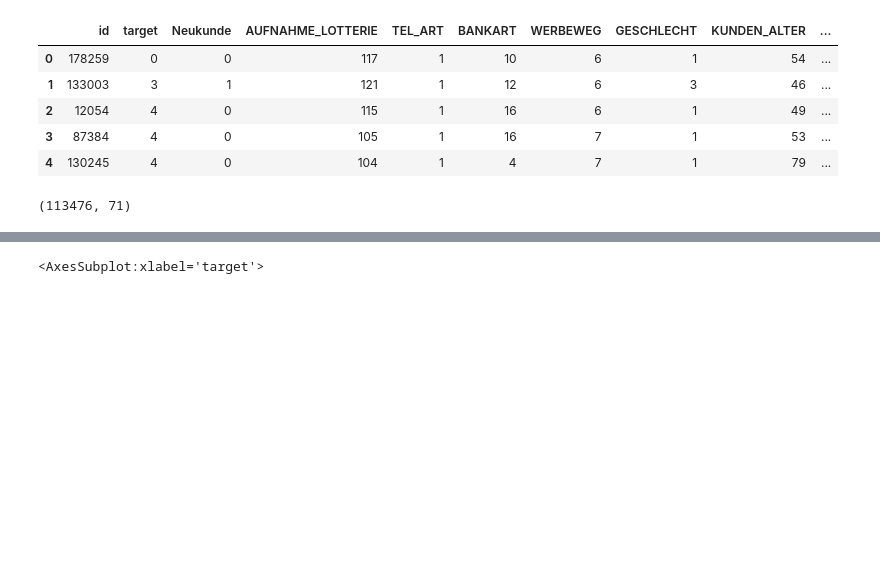
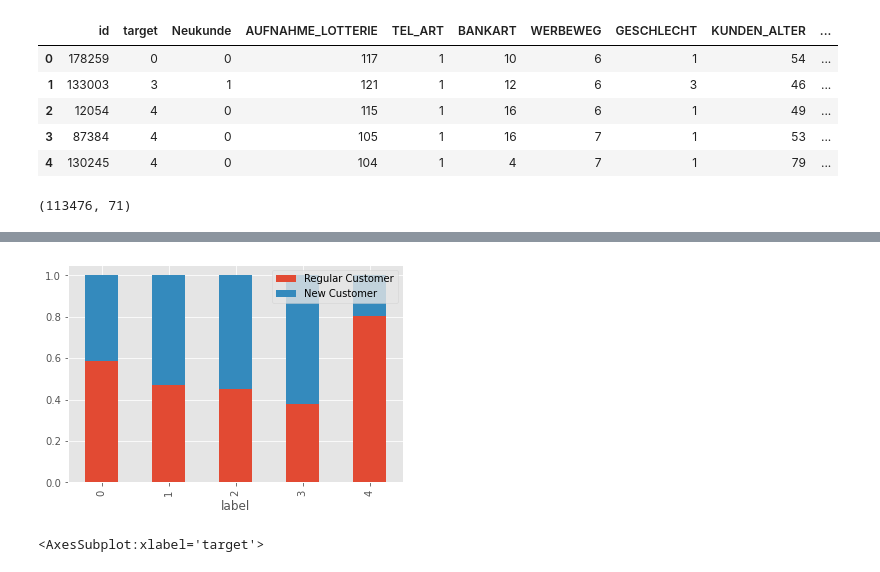
Before and after one commit to oscarm524/Data-Mining-Cup, a Jupyter notebook: DMC-2008/Data_Exploration/Data_Exploration.ipynb, the cells around one changed output, grey strips where cells are left out. Cells and saved outputs as stored; diff of their text form; code cells hidden in the pictures; blank space fills up the shorter version.

```diff
--- a/DMC-2008/Data_Exploration/Data_Exploration.ipynb
+++ b/DMC-2008/Data_Exploration/Data_Exploration.ipynb
@@ -80,3 +70,10 @@ Int64Index([0, 1, 2, 3, 4], dtype='int64', name='target')
+# %%
+data_plot2.plot(kind = 'bar', stacked = True)
+plt.xlabel('label')
+plt.ylabel('')
+plt.show();
+# %% [output]
+[figure, added]
 # %%
 a.plot(kind = 'bar', stacked = True)
 # %% [output]
```
Also changed, not shown: parts of 7 cells of this notebook.
